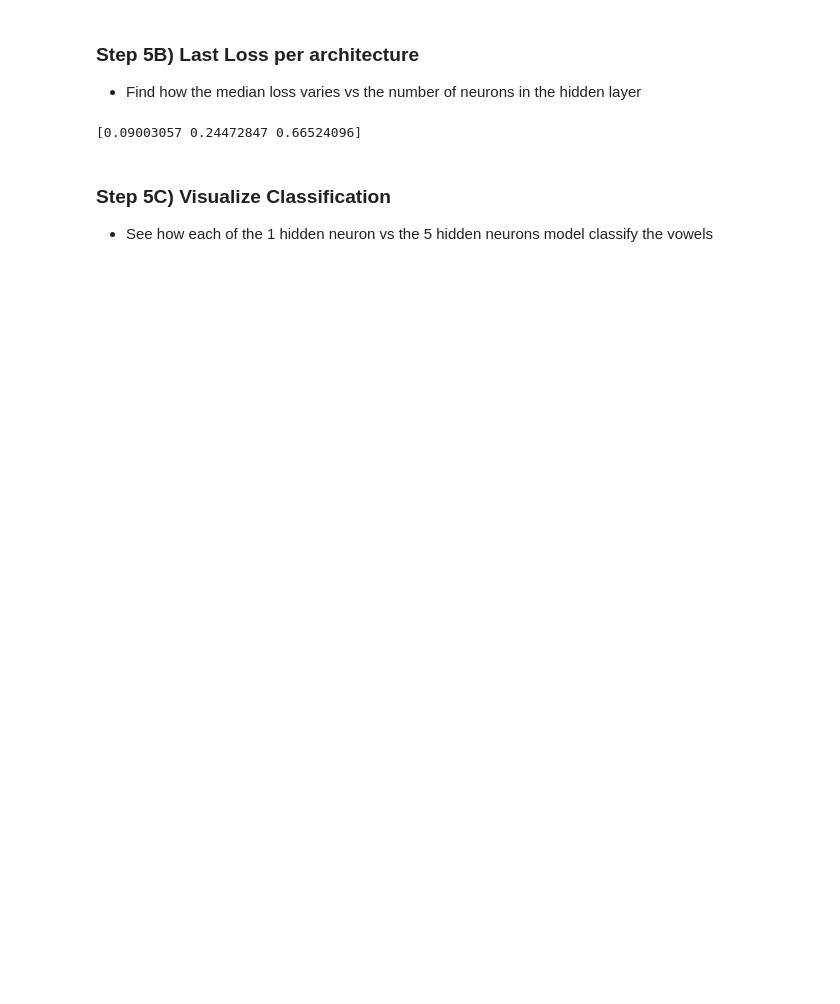
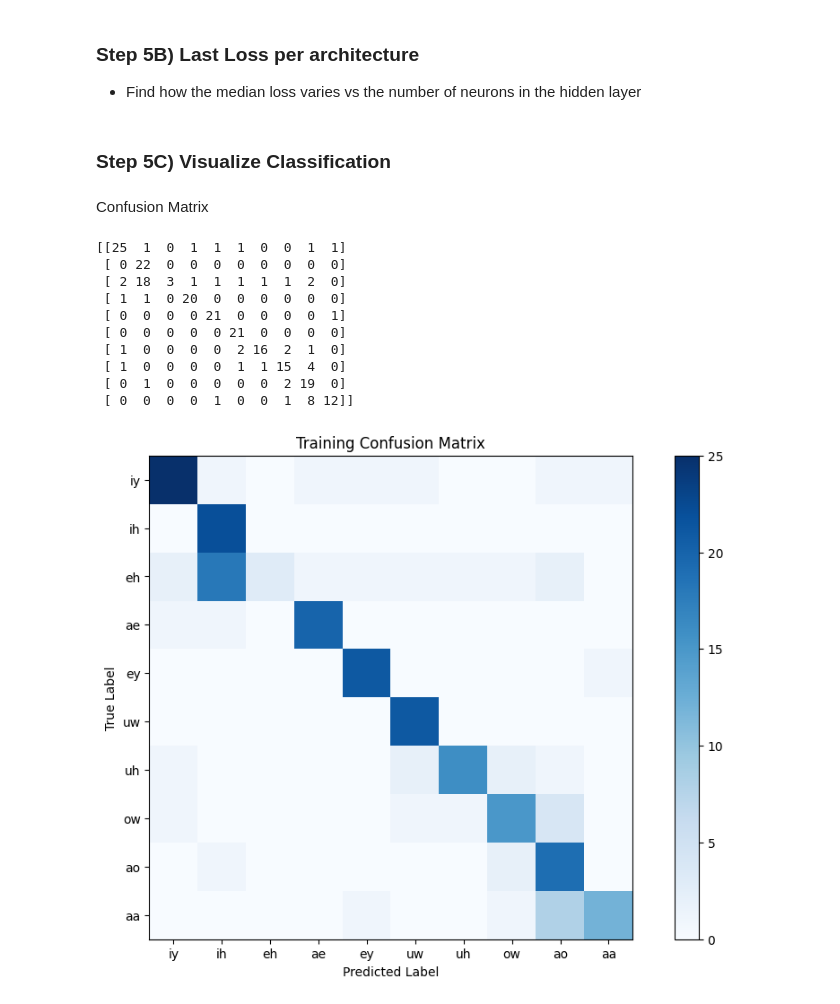
Before and after one commit to Ky-Ng/Vowel-Detection-NN, a Jupyter notebook: Main_Scripts/Vowel_Benchmark_Training.ipynb, the cells around one changed output. Cells and saved outputs as stored; diff of their text form; code cells hidden in the pictures; blank space fills up the shorter version.

```diff
--- a/Main_Scripts/Vowel_Benchmark_Training.ipynb
+++ b/Main_Scripts/Vowel_Benchmark_Training.ipynb
@@ -474,19 +479,45 @@ plot_all(
 # plt.title("Median Loss vs. Number of Hidden Neuron")
 # plt.ylabel("Median Loss")
 # plt.xlabel("Number of Hidden Neurons")
-# %%
-import numpy as np
-
-def softmax(x):
-    """Compute softmax values for each sets of scores in x."""
-    e_x = np.exp(x - np.max(x))  # To avoid overflow
-    return e_x / e_x.sum(axis=0)
-
-# Example usage:
-x = np.array([1.0, 2.0, 3.0])
-print(softmax(x))
-# %% [output]
-[0.09003057 0.24472847 0.66524096]
-# %% [markdown]
-### Step 5C) Visualize Classification
-- See how each of the 1 hidden neuron vs the 5 hidden neurons model classify the vowels
+# %% [markdown]
+### Step 5C) Visualize Classification
+# %% [markdown]
+Confusion Matrix
+# %%
+def plot_confusion(model: torch.nn.Module, inputs: torch.tensor, ground_truth: np.ndarray, title: str, string_labels: list) -> None:
+    model.eval()
+    with torch.no_grad():
+        prediction = model(inputs)
+        predicted_label_idxs = torch.argmax(prediction, dim=1).numpy()
+        predicted_label_str = [VOWEL_LIST[vowel_idx]
+                               for vowel_idx in predicted_label_idxs]
+
+    ground_truth_str = [VOWEL_LIST[vowel_idx]
+                        for vowel_idx in torch.argmax(ground_truth, dim=1).numpy()]
+
+    confusion_mat = confusion_matrix(
+        ground_truth_str, predicted_label_str, labels=string_labels)
+    print(confusion_mat)
+    plt.figure(figsize=(12, 7))
+    plt.title(title)
+    plt.imshow(confusion_mat, interpolation='nearest', cmap=plt.cm.Blues)
+    plt.xticks(ticks=range(len(string_labels)), labels=string_labels)
+    plt.yticks(ticks=range(len(string_labels)), labels=string_labels)
+    plt.xlabel('Predicted Label')
+    plt.ylabel('True Label')
+    plt.colorbar()
+    plt.show()
+# %%
+plot_confusion(the_last_model, training_inputs, training_ground_truth, "Training Confusion Matrix", VOWEL_LIST)
+# %% [output]
+[[25  1  0  1  1  1  0  0  1  1]
+ [ 0 22  0  0  0  0  0  0  0  0]
+ [ 2 18  3  1  1  1  1  1  2  0]
+ [ 1  1  0 20  0  0  0  0  0  0]
+ [ 0  0  0  0 21  0  0  0  0  1]
+ [ 0  0  0  0  0 21  0  0  0  0]
+ [ 1  0  0  0  0  2 16  2  1  0]
+ [ 1  0  0  0  0  1  1 15  4  0]
+ [ 0  1  0  0  0  0  0  2 19  0]
+ [ 0  0  0  0  1  0  0  1  8 12]]
+[figure, added]
```
Also changed, not shown: parts of 10 cells of this notebook, 26 other files.
